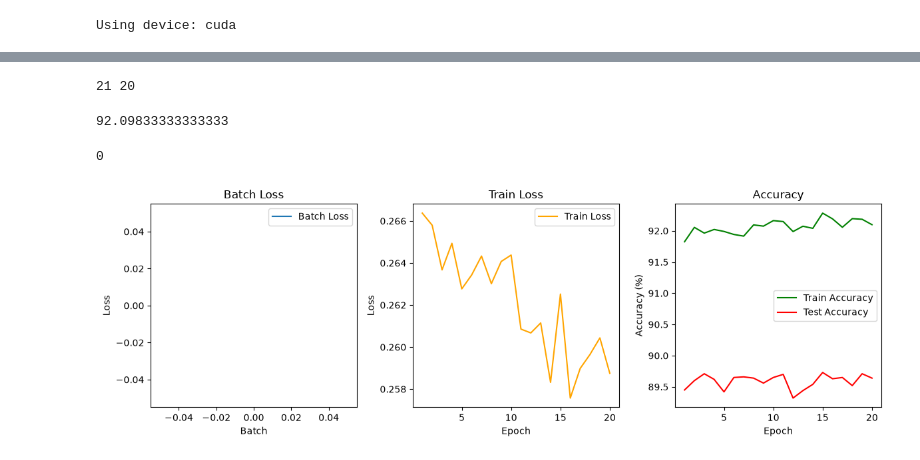
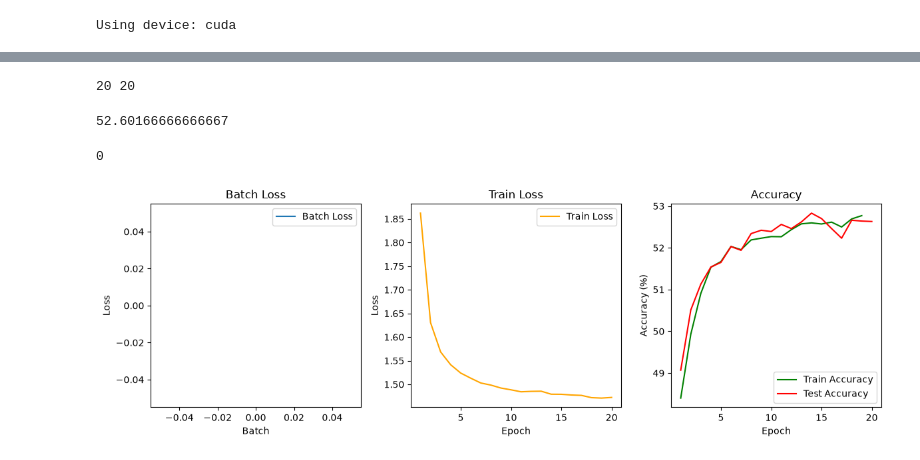
Before and after one commit to chabi1773/EN3150_Assignment_03_Team-FrameX, a Jupyter notebook: PR_assignment.ipynb, the cells around one changed output, grey strips where cells are left out. Cells and saved outputs as stored; diff of their text form; code cells hidden in the pictures.

```diff
--- a/PR_assignment.ipynb
+++ b/PR_assignment.ipynb
@@ -708,7 +726,7 @@ SOTA models
 from torchvision.models import MobileNet_V2_Weights
 # %%
 transform = transforms.Compose(
-    [transforms.Resize(224),
+    [transforms.Pad(padding=2),
      transforms.Grayscale(num_output_channels=3),
      transforms.ToTensor(),
      transforms.Normalize(
@@ -817,11 +833,11 @@ time for training 4957.971443653107 seconds
 # %%
 print(len(mobilenetv2_train_accuracies), len(mobilenetv2_test_accuracies))
 # %% [output]
-21 20
+20 20
 # %%
 mobilenetv2_train_accuracies.pop()
 # %% [output]
-92.09833333333333
+52.60166666666667
 # %%
 print(len(mobilenetv2_batch_losses))
 # %% [output]
@@ -829,32 +845,32 @@ print(len(mobilenetv2_batch_losses))
 # %%
 plt.figure(figsize=(12, 4))
 plt.subplot(1, 3, 1)
 plt.plot(mobilenetv2_batch_losses, label='Batch Loss')
 plt.title('Batch Loss')
 plt.xlabel('Batch')
 plt.ylabel('Loss')
 plt.legend()
 
 plt.subplot(1, 3, 2)
-plt.plot(range(1, epochs + 1), mobilenetv2_train_losses, label='Train Loss', color='orange')
+plt.plot(range(1, epochs +1), mobilenetv2_train_losses, label='Train Loss', color='orange')
 plt.title('Train Loss')
 plt.xlabel('Epoch')
 plt.ylabel('Loss')
 plt.legend()
 
 plt.subplot(1, 3, 3)
 plt.plot(
-    range(1, epochs + 1),     mobilenetv2_train_accuracies, label='Train Accuracy', color='green')
-plt.plot(range(1, epochs + 1), mobilenetv2_test_accuracies, label='Test Accuracy', color='red')
+    range(1, epochs ),     mobilenetv2_train_accuracies, label='Train Accuracy', color='green')
+plt.plot(range(1, epochs +1), mobilenetv2_test_accuracies, label='Test Accuracy', color='red')
 plt.title('Accuracy')
 plt.xlabel('Epoch')
 plt.ylabel('Accuracy (%)')
 plt.legend()
 
 plt.tight_layout()
 plt.show()
 # %% [output]
-[figure, old version]
+[figure, new version]
 # %%
 from torchvision.models import EfficientNet_B0_Weights
 # %%
```
Also changed, not shown: parts of 32 cells of this notebook.
